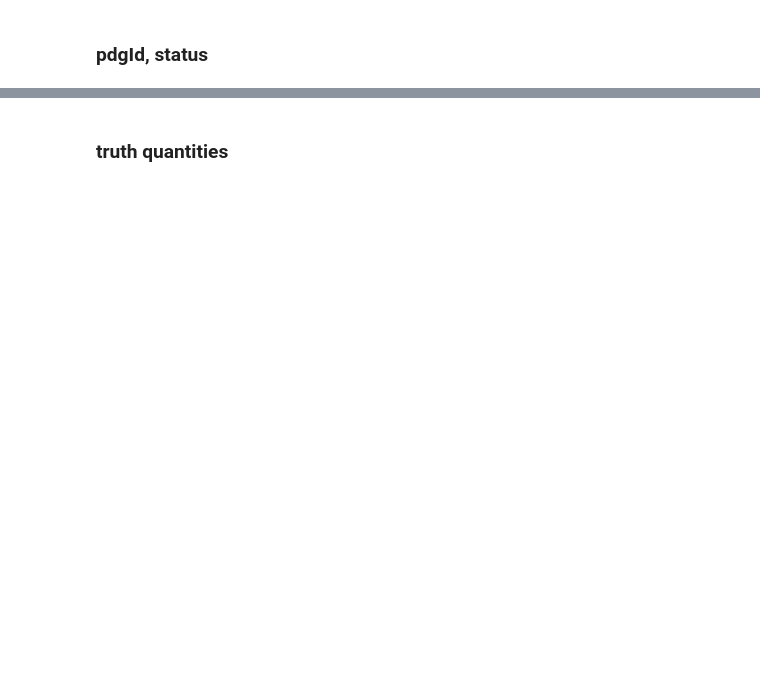
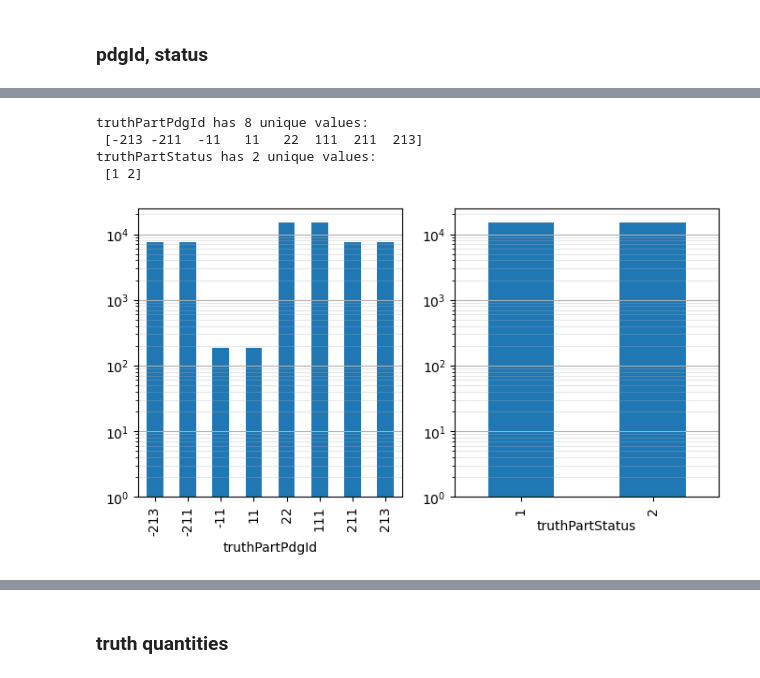
Before and after one commit to clissa/PointNet_Segmentation, a Jupyter notebook: nbs/EDA/EventTreeExplorer.ipynb, the cells around one changed output, grey strips where cells are left out. Saved outputs shown, nothing was run; the diff lists cells and outputs as text; code cells hidden in the pictures; blank space fills up the shorter version.

```diff
--- a/nbs/EDA/EventTreeExplorer.ipynb
+++ b/nbs/EDA/EventTreeExplorer.ipynb
@@ -997,0 +609,10 @@ The generated events (single collisions) generate $\rho^{\pm}, \pi^0$ phenomena,
+# %%
+analysis_cols = ["truthPartPdgId", "truthPartStatus"]
+sms, unique_vals = explore_vars_distribution(events, analysis_cols, plot_type="bar")
+sms
+# %% [output]
+truthPartPdgId has 8 unique values:
+ [-213 -211  -11   11   22  111  211  213]
+truthPartStatus has 2 unique values:
+ [1 2]
+[figure, added]
```
Also changed, not shown: parts of 163 cells of this notebook.
